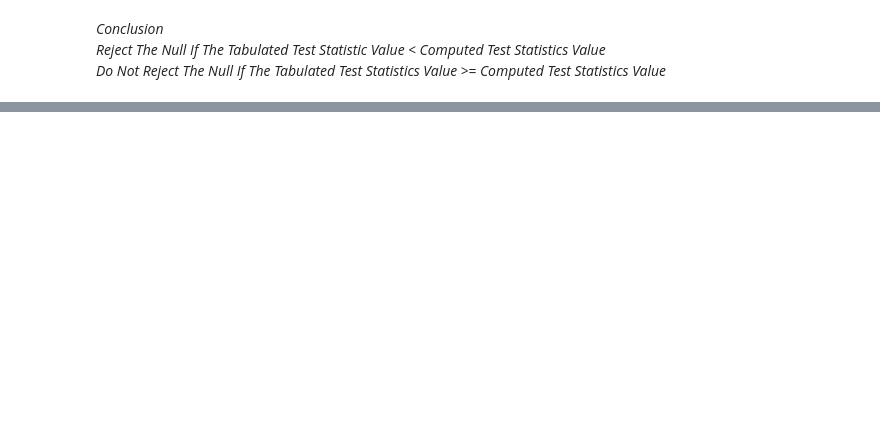
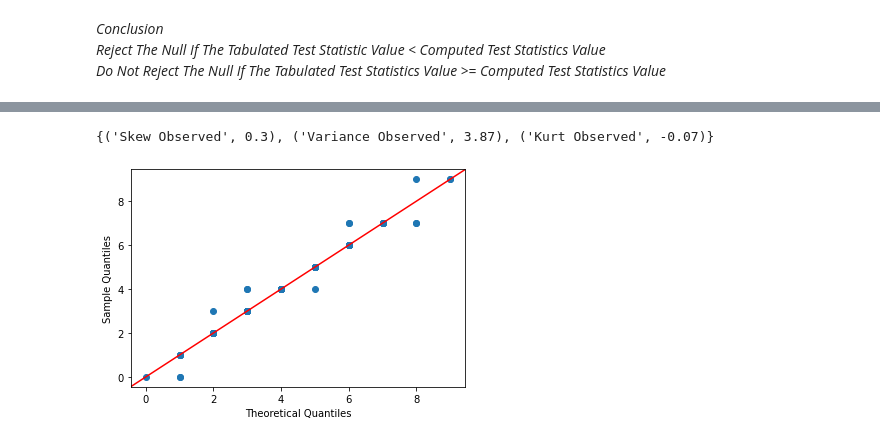
Before and after one commit to suvrat344/Statistics, a Jupyter notebook: ChiSquareGoodnessOfFitTest.ipynb, the cells around one changed output, grey strips where cells are left out. Drawn from its saved outputs; the diff is of its cells as text; code cells hidden in the pictures; blank space fills up the shorter version.

```diff
--- a/ChiSquareGoodnessOfFitTest.ipynb
+++ b/ChiSquareGoodnessOfFitTest.ipynb
@@ -141,0 +380,13 @@ chi2.ppf(0.95,len(grouped_df)-1-1)
+# %%
+# Some Additional Descriptive Statistics
+stats_labels = ["Variance Observed","Skew Observed","Kurt Observed"]
+stats_values = [round(df["obs"].var(),2),round(df["obs"].skew(),2),round(df["obs"].kurt(),2)]
+print(set(zip(stats_labels,stats_values)))
+# %% [output]
+{('Skew Observed', 0.3), ('Variance Observed', 3.87), ('Kurt Observed', -0.07)}
+# %%
+# Plot QQ To Compare The Quantiles (Amplify The Differences In The Tail)
+sm.qqplot(df["obs"], poisson(np.mean(df["obs"])), line='45')
+plt.show()
+# %% [output]
+[figure, added]
```
Also changed, not shown: parts of 47 cells of this notebook.
